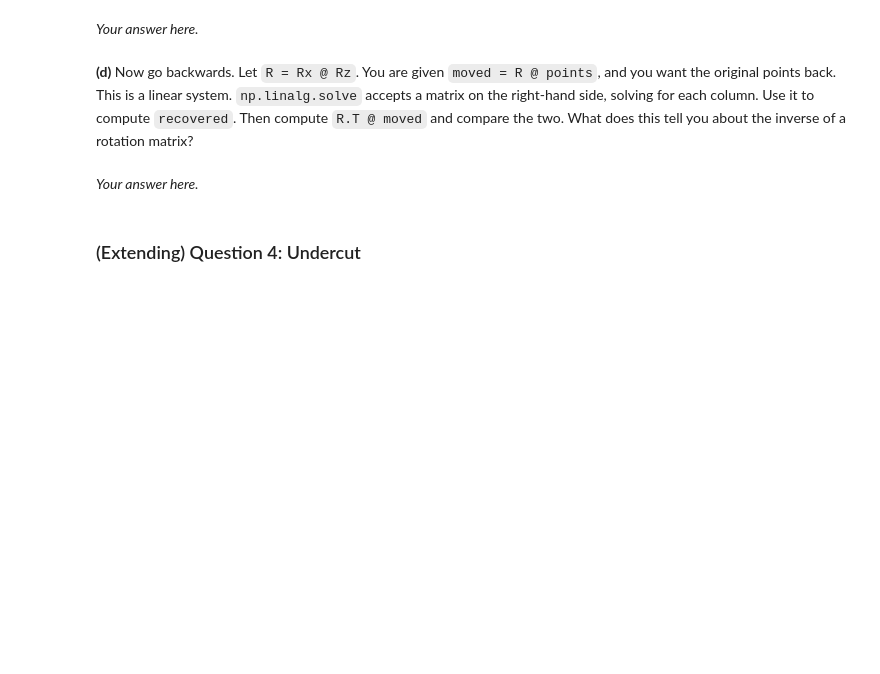
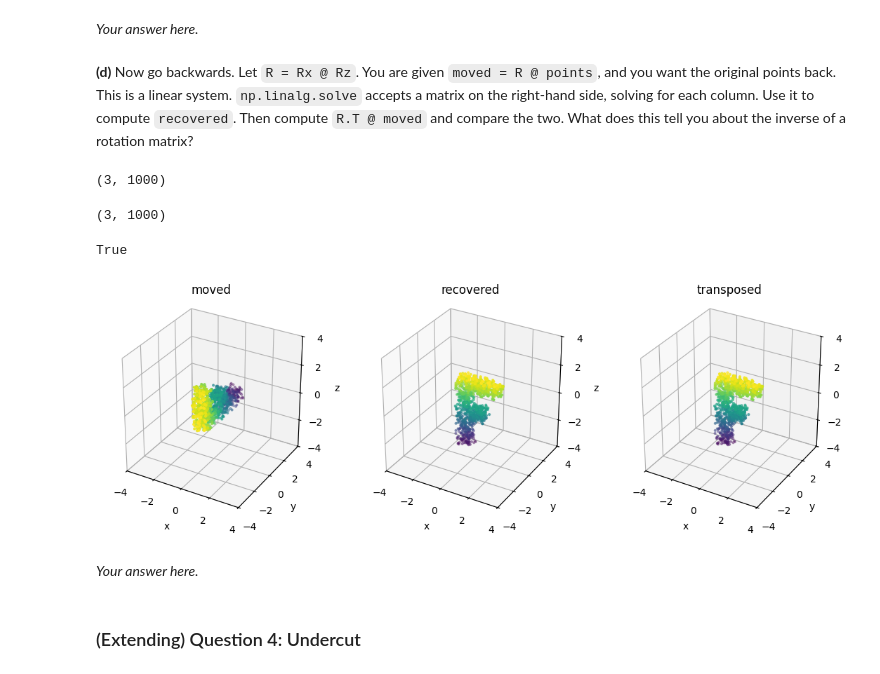
Before and after one commit to NoamGazit7/hackathon-game, a Jupyter notebook: notebooks/lab2.ipynb, the cells around one changed output. Drawn from its saved outputs; the diff is of its cells as text; code cells hidden in the pictures; blank space fills up the shorter version.

```diff
--- a/notebooks/lab2.ipynb
+++ b/notebooks/lab2.ipynb
@@ -214,13 +229,27 @@ plot_clouds(z_then_x, x_then_z, titles=["z, then x", "x, then z"])
 _Your answer here._
 # %% [markdown]
 **(d)** Now go backwards. Let `R = Rx @ Rz`. You are given `moved = R @ points`, and you want the original points back. This is a linear system. `np.linalg.solve` accepts a matrix on the right-hand side, solving for each column. Use it to compute `recovered`. Then compute `R.T @ moved` and compare the two. What does this tell you about the inverse of a rotation matrix?
+# %%
+moved.shape
+# %% [output]
+(3, 1000)
+# %%
+points.shape
+# %% [output]
+(3, 1000)
 # %%
 R = Rx @ Rz
 moved = R @ points
+recovered  = np.linalg.solve(R,moved)
+transpose=R.T @ moved
+
 
 # TODO
 print(np.allclose(recovered, points))
-plot_clouds(moved, recovered, titles=["moved", "recovered"])
+plot_clouds(moved, recovered, transpose ,titles=["moved", "recovered","transposed"])
+# %% [output]
+True
+[figure, added]
 # %% [markdown]
 _Your answer here._
 # %% [markdown]
```
Also changed, not shown: parts of 4 cells of this notebook.
